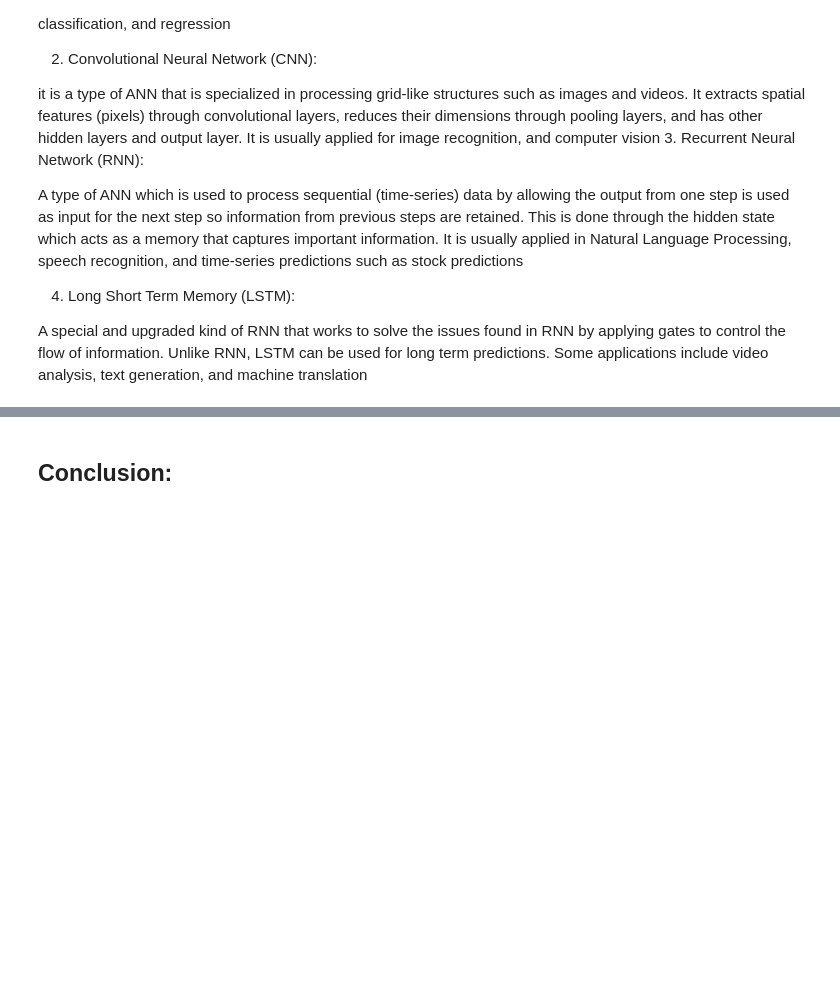
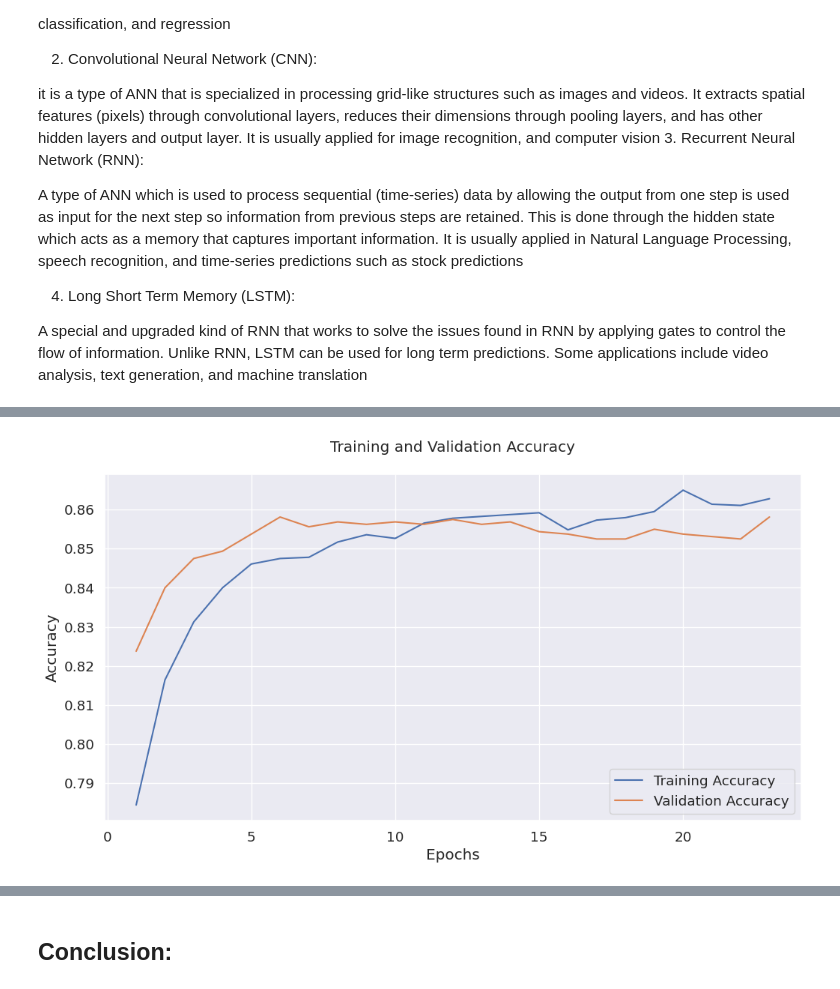
Before and after one commit to Jowayria-27/Artifical-Intelligence-Project, a Jupyter notebook: Customer_Churn.ipynb, the cells around one changed output, grey strips where cells are left out. Saved outputs shown, nothing was run; the diff lists cells and outputs as text; code cells hidden in the pictures; blank space fills up the shorter version.

```diff
--- a/Customer_Churn.ipynb
+++ b/Customer_Churn.ipynb
@@ -812,3 +859,25 @@ model.evaluate(X_test, y_test)
+# %%
+import matplotlib.pyplot as plt
+import seaborn as sns
+
+# Extract accuracy data from the history object
+train_accuracy = history.history['accuracy']  # Use 'acc' if using older Keras versions
+val_accuracy = history.history['val_accuracy']
+
+# Create a range of epochs (1 to the number of training epochs)
+epochs = range(1, 24)
+
+# Plot training and validation accuracy
+plt.figure(figsize=(12, 6))
+sns.lineplot(x=epochs, y=train_accuracy, label='Training Accuracy')
+sns.lineplot(x=epochs, y=val_accuracy, label='Validation Accuracy')
+plt.title('Training and Validation Accuracy\n')
+plt.xlabel('Epochs')
+plt.ylabel('Accuracy')
+plt.legend()
+plt.show()
+# %% [output]
+[figure, added]
 # %%
 from sklearn.metrics import confusion_matrix, classification_report, ConfusionMatrixDisplay
 import matplotlib.pyplot as plt
```
Also changed, not shown: parts of 11 cells of this notebook.
